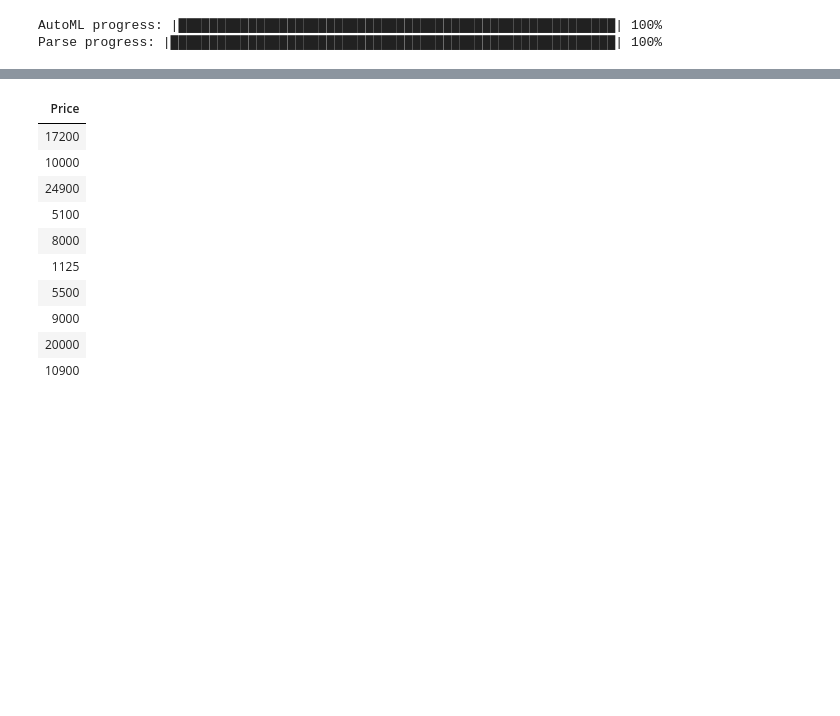
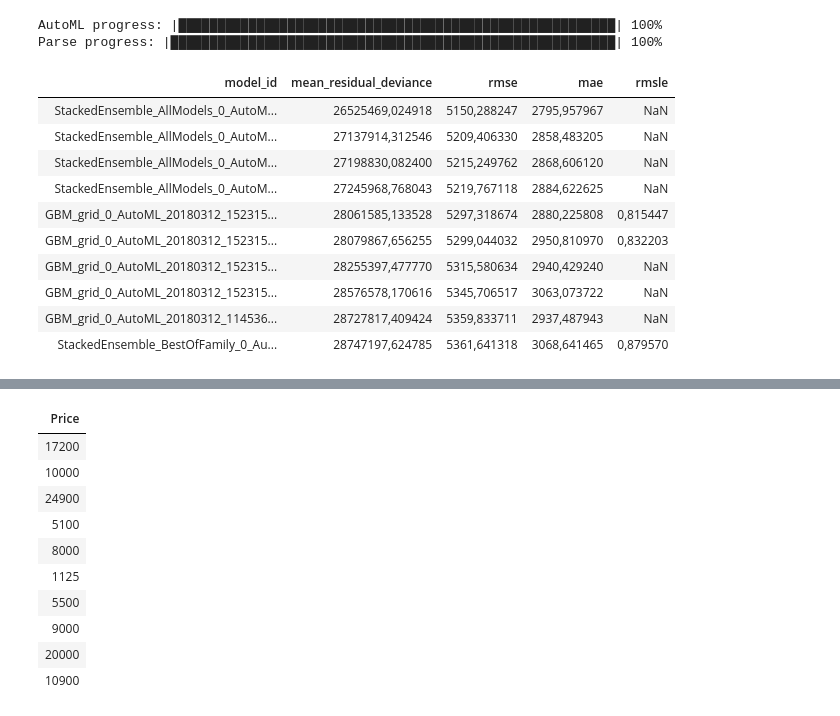
Before and after one commit to golden-ratio/eyml_courses, a Jupyter notebook: hw10/FeatureGeneration_New.ipynb, the cells around one changed output, grey strips where cells are left out. Saved outputs shown, nothing was run; the diff lists cells and outputs as text; code cells hidden in the pictures; blank space fills up the shorter version.

```diff
--- a/hw10/FeatureGeneration_New.ipynb
+++ b/hw10/FeatureGeneration_New.ipynb
@@ -1126,6 +1138,20 @@ lb = aml.leaderboard
 # %% [output]
 AutoML progress: |████████████████████████████████████████████████████████| 100%
 Parse progress: |█████████████████████████████████████████████████████████| 100%
+# %%
+lb
+# %% [output]
+| model_id | mean_residual_deviance | rmse | mae | rmsle |
+| StackedEnsemble_AllModels_0_AutoM... | 26525469,024918 | 5150,288247 | 2795,957967 | NaN |
+| StackedEnsemble_AllModels_0_AutoM... | 27137914,312546 | 5209,406330 | 2858,483205 | NaN |
+| StackedEnsemble_AllModels_0_AutoM... | 27198830,082400 | 5215,249762 | 2868,606120 | NaN |
+| StackedEnsemble_AllModels_0_AutoM... | 27245968,768043 | 5219,767118 | 2884,622625 | NaN |
+| GBM_grid_0_AutoML_20180312_152315... | 28061585,133528 | 5297,318674 | 2880,225808 | 0,815447 |
+| GBM_grid_0_AutoML_20180312_152315... | 28079867,656255 | 5299,044032 | 2950,810970 | 0,832203 |
+| GBM_grid_0_AutoML_20180312_152315... | 28255397,477770 | 5315,580634 | 2940,429240 | NaN |
+| GBM_grid_0_AutoML_20180312_152315... | 28576578,170616 | 5345,706517 | 3063,073722 | NaN |
+| GBM_grid_0_AutoML_20180312_114536... | 28727817,409424 | 5359,833711 | 2937,487943 | NaN |
+| StackedEnsemble_BestOfFamily_0_Au... | 28747197,624785 | 5361,641318 | 3068,641465 | 0,879570 |
 # %%
 lb
 # %% [output]
```
Also changed, not shown: parts of 17 cells of this notebook.
